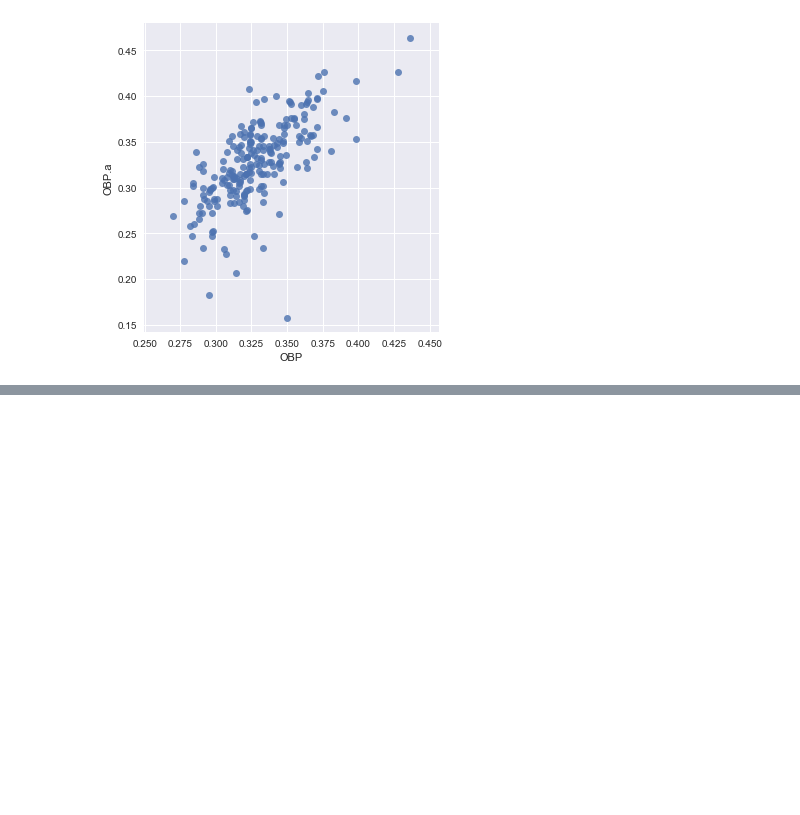
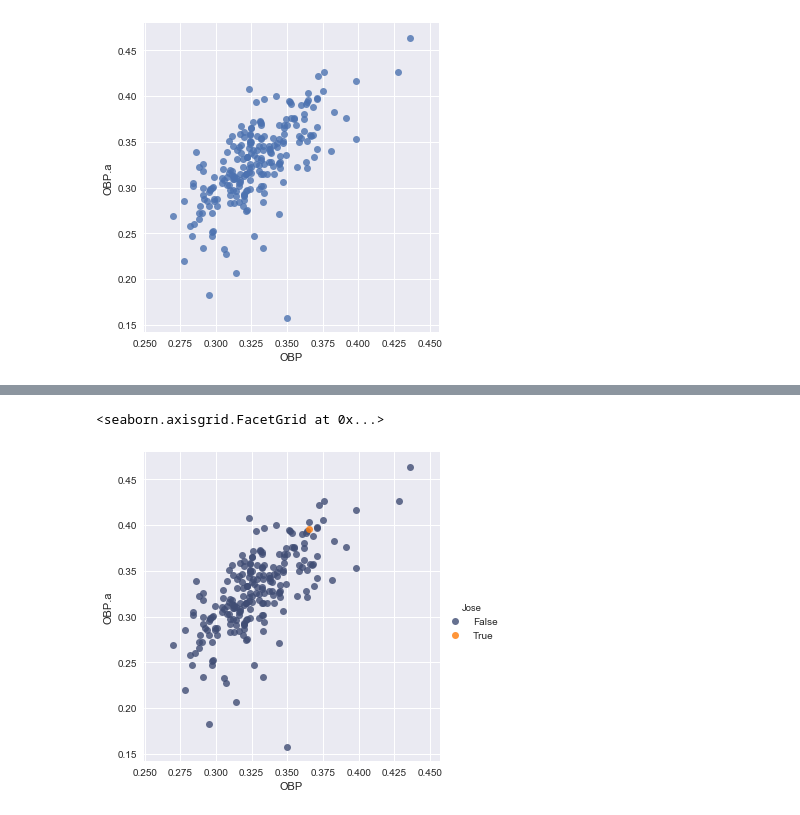
Before and after one commit to zmsy/zmsy.github.io, a Jupyter notebook: content/blog/fantasy-baseball/fantasy.ipynb, the cells around one changed output, grey strips where cells are left out. Saved outputs shown, nothing was run; the diff lists cells and outputs as text; code cells hidden in the pictures; blank space fills up the shorter version.

```diff
--- a/content/blog/fantasy-baseball/fantasy.ipynb
+++ b/content/blog/fantasy-baseball/fantasy.ipynb
@@ -158,0 +153,8 @@ dfb_act.head()
+# %%
+# apply some filters so we can get rid of players who won't play.
+# minimum plate appearances or innings pitched
+
+dfb = dfb[dfb['PA'] > 100]
+dfp = dfp[dfp['IP'] > 20]
+
+dfb['Jose'] = dfb['Name'] == 'Jose Ramirez'
@@ -172,0 +181,10 @@ ValueError: all the input array dimensions except for the concatenation axis mus
+# %%
+sb.lmplot(x='OBP',
+          y='OBP.a',
+          fit_reg=False,
+          hue='Jose',
+          palette=('#404D74', '#FF7A07'),
+          data=dfb[(dfb['AB'] > 200) & (dfb['OBP.a'] > 0.1)])
+# %% [output]
+<seaborn.axisgrid.FacetGrid at 0x...>
+[figure, added]
```
Also changed, not shown: parts of 5 cells of this notebook, 1 other file.
